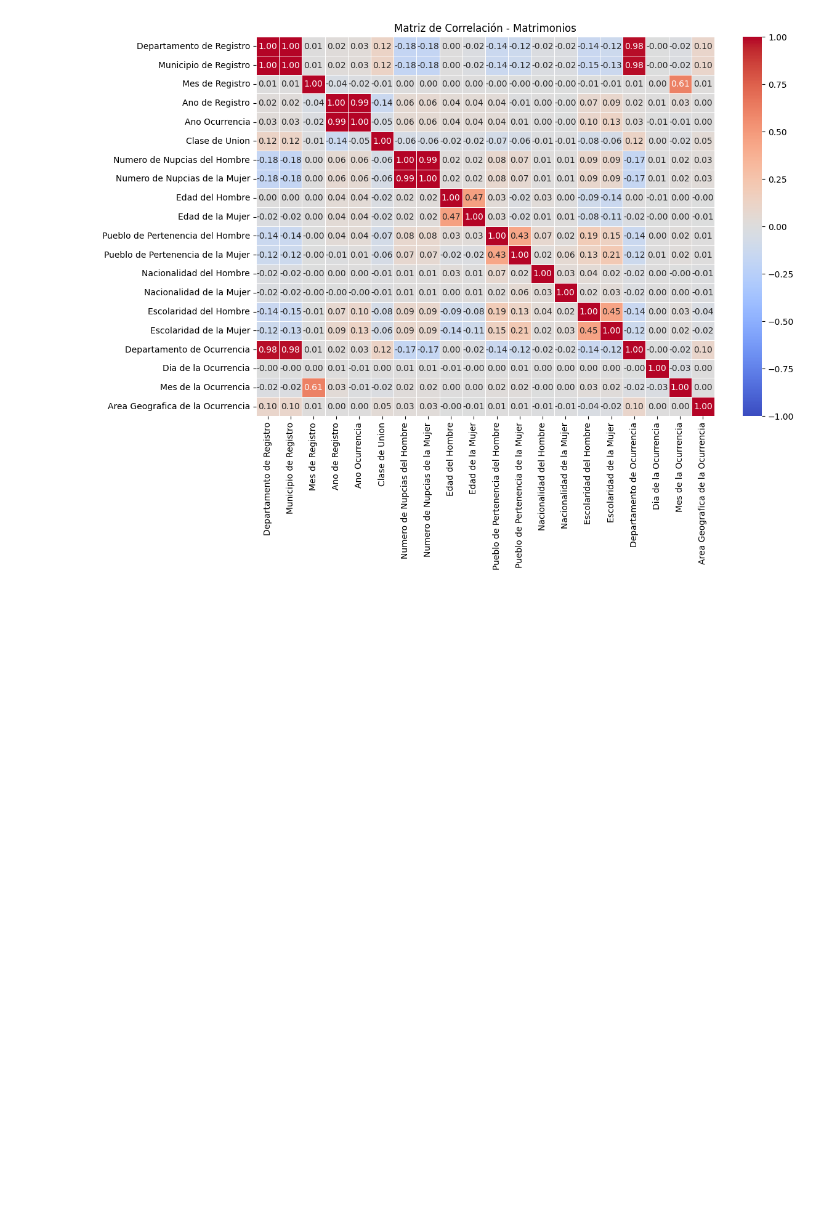
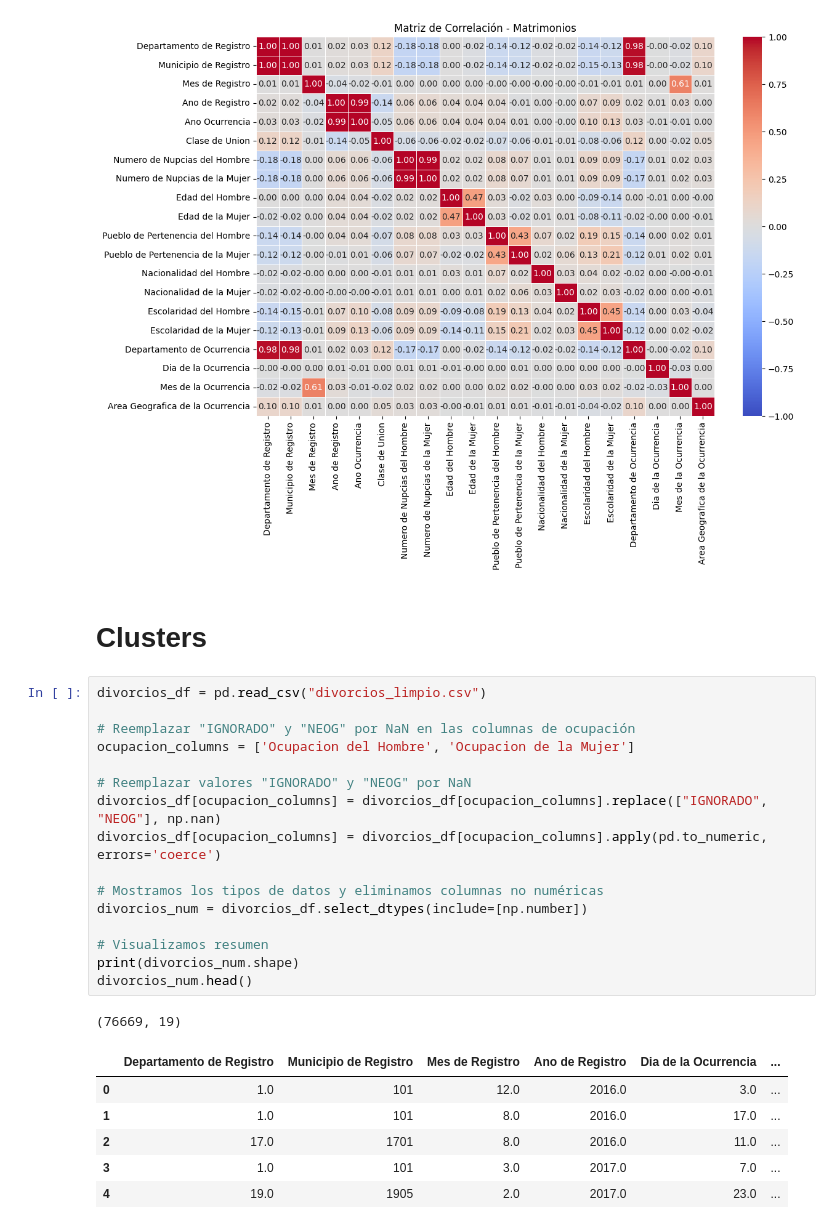
Before and after one commit to Sofiamishel2003/Proyecto-3, a Jupyter notebook: Proyecto3.ipynb, the cells around one changed output. Drawn from its saved outputs; the diff is of its cells as text; blank space fills up the shorter version.

```diff
--- a/Proyecto3.ipynb
+++ b/Proyecto3.ipynb
@@ -230,3 +230,29 @@ plt.title("Matriz de Correlación - Matrimonios")
 plt.show()
 # %% [output]
 [figure]
+# %% [markdown]
+# Clusters
+# %%
+divorcios_df = pd.read_csv("divorcios_limpio.csv")
+
+# Reemplazar "IGNORADO" y "NEOG" por NaN en las columnas de ocupación
+ocupacion_columns = ['Ocupacion del Hombre', 'Ocupacion de la Mujer']
+
+# Reemplazar valores "IGNORADO" y "NEOG" por NaN
+divorcios_df[ocupacion_columns] = divorcios_df[ocupacion_columns].replace(["IGNORADO", "NEOG"], np.nan)
+divorcios_df[ocupacion_columns] = divorcios_df[ocupacion_columns].apply(pd.to_numeric, errors='coerce')
+
+# Mostramos los tipos de datos y eliminamos columnas no numéricas
+divorcios_num = divorcios_df.select_dtypes(include=[np.number])
+
+# Visualizamos resumen
+print(divorcios_num.shape)
+divorcios_num.head()
+# %% [output]
+(76669, 19)
+|  | Departamento de Registro | Municipio de Registro | Mes de Registro | Ano de Registro | Dia de la Ocurrencia | ... |
+| 0 | 1.0 | 101 | 12.0 | 2016.0 | 3.0 | ... |
+| 1 | 1.0 | 101 | 8.0 | 2016.0 | 17.0 | ... |
+| 2 | 17.0 | 1701 | 8.0 | 2016.0 | 11.0 | ... |
+| 3 | 1.0 | 101 | 3.0 | 2017.0 | 7.0 | ... |
+| 4 | 19.0 | 1905 | 2.0 | 2017.0 | 23.0 | ... |
```
Also changed, not shown: parts of 10 cells of this notebook.
